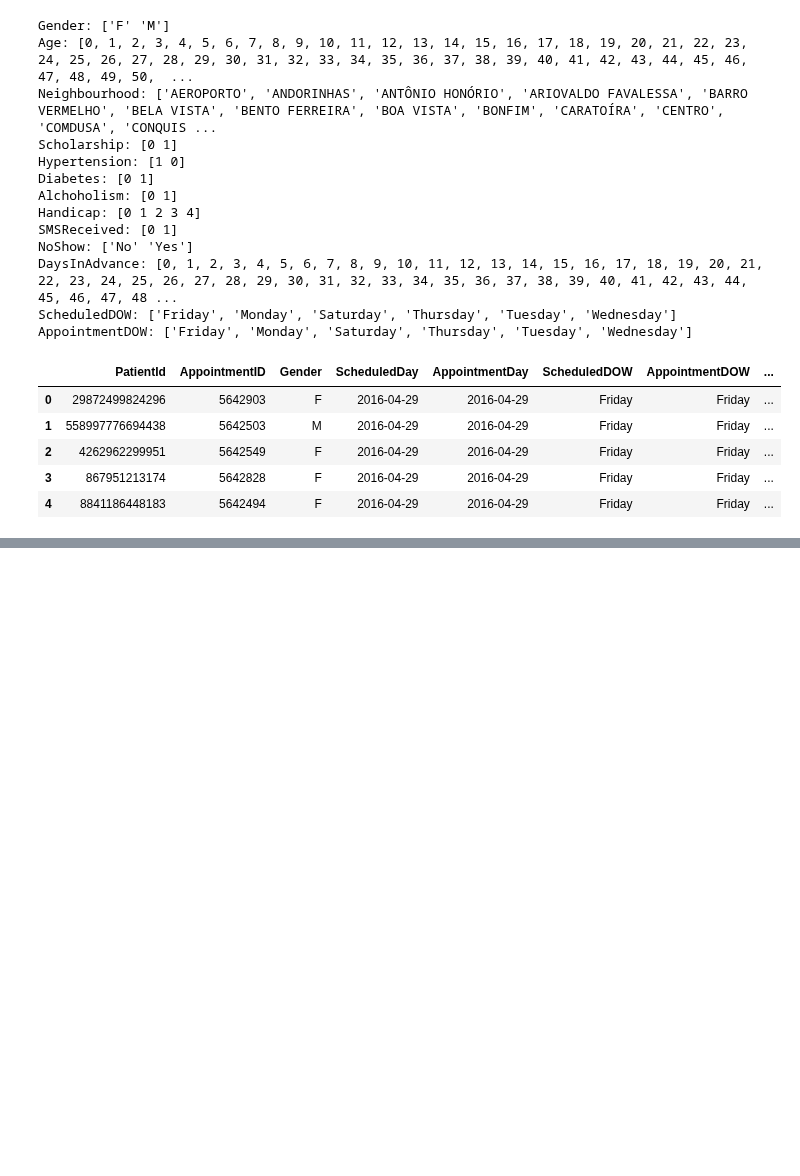
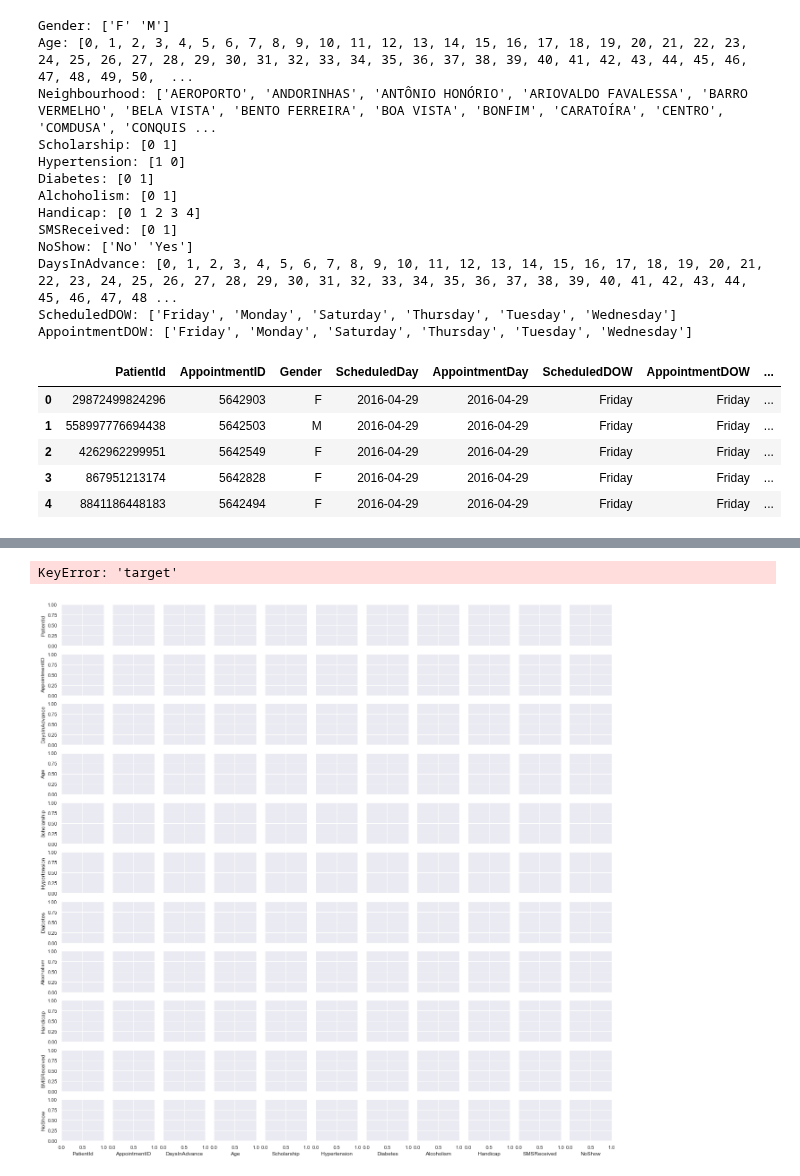
Before and after one commit to cdmorgan103/7331DataMiningNoShow, a Jupyter notebook: 7331DataMiningNoShow.ipynb, the cells around one changed output, grey strips where cells are left out. Drawn from its saved outputs; the diff is of its cells as text; code cells hidden in the pictures; blank space fills up the shorter version.

```diff
--- a/7331DataMiningNoShow.ipynb
+++ b/7331DataMiningNoShow.ipynb
@@ -209,0 +317,8 @@ df.to_csv("data/updated.csv", index=False)
+# %%
+%matplotlib inline
+from matplotlib import pyplot as plt
+sns.set()
+sns.pairplot(df, hue="target", size=2)
+# %% [output]
+KeyError: 'target'
+[figure, added]
```
Also changed, not shown: parts of 14 cells of this notebook.
